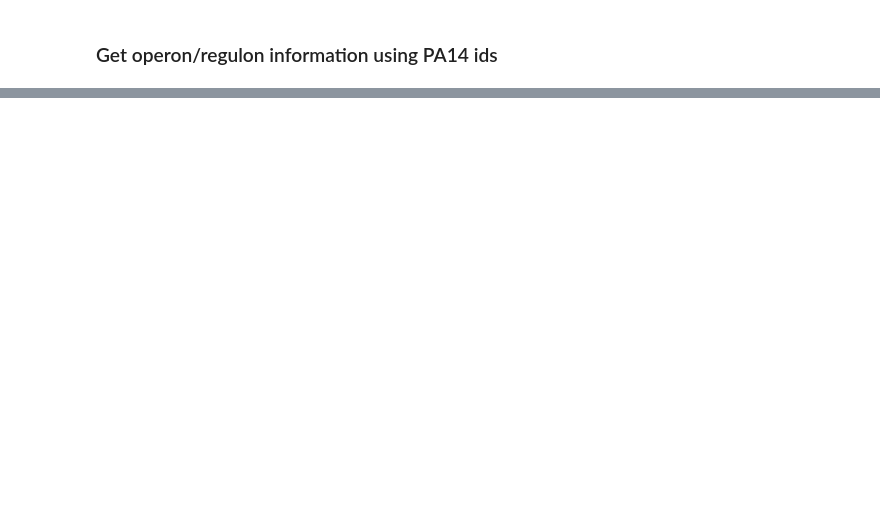
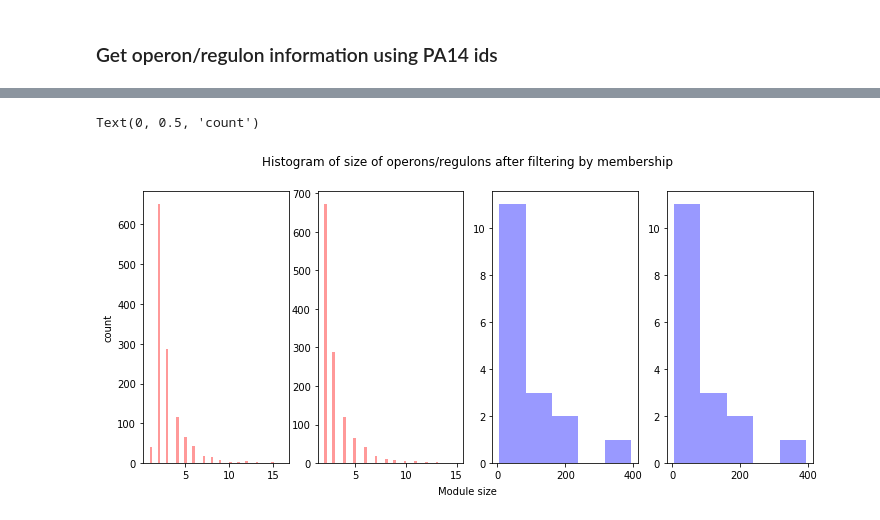
Before and after one commit to greenelab/core-accessory-interactome, a Jupyter notebook: correlation_modules/3_module_validation.ipynb, the cells around one changed output, grey strips where cells are left out. Saved outputs shown, nothing was run; the diff lists cells and outputs as text; code cells hidden in the pictures; blank space fills up the shorter version.

```diff
--- a/correlation_modules/3_module_validation.ipynb
+++ b/correlation_modules/3_module_validation.ipynb
@@ -259,4 +306,3 @@ pao1_regulon["Genes_processed"] = pao1_regulon["Genes"].apply(
 # %%
 # Update length based on filtered gene list ("Genes_processed" column)
-pao1_operon["Length_processed"] = pao1_operon["Genes_processed"].str.len()
-pao1_regulon["Length_processed"] = pao1_regulon["Genes_processed"].str.len()
+pao1_regulon["size"] = pao1_regulon["Genes_processed"].str.len()
@@ -329,7 +371,6 @@ pa14_regulon["Genes_processed"] = pa14_regulon["Genes_processed"].apply(
 )
 # %%
 # Update length based on filtered gene list ("Genes_processed" column)
-pa14_operon["Length_processed"] = pa14_operon["Genes_processed"].str.len()
-pa14_regulon["Length_processed"] = pa14_regulon["Genes_processed"].str.len()
+pa14_regulon["size"] = pa14_regulon["Genes_processed"].str.len()
 # %%
 # If genes didn't map then drop operon/regulon
@@ -351,16 +388,4 @@ print(pa14_regulon.shape)
 # %%
 # If number genes in operon are 1 then remove
 # Drop operons and regulons that have 0 genes due to no module filtering
-pa14_operon = pa14_operon.drop(pa14_operon.query("Length_processed<=1").index)
-pa14_regulon = pa14_regulon.drop(pa14_regulon.query("Length_processed<=1").index)
-
-print(pa14_operon.shape)
-print(pa14_regulon.shape)
+pa14_regulon = pa14_regulon.drop(pa14_regulon.query("size<=1").index)
-# %%
-# For each regulon/operon, select a random set of genes that are the same size at the regulon/operon
-pa14_operon["Random_Genes"] = pa14_operon["Length_processed"].apply(
-    lambda num_genes: pa14_membership.sample(num_genes).index.values
-)
-pa14_regulon["Random_Genes"] = pa14_regulon["Length_processed"].apply(
-    lambda num_genes: pa14_membership.sample(num_genes).index.values
-)
@@ -371 +404,49 @@ pa14_operon.head()
+# %%
+# Quick look at distribution of size of regulons and operons
+fig, axes = plt.subplots(ncols=4, nrows=1, figsize=(12, 5))
+
+sns.distplot(
+    pao1_operon_len,
+    label="PAO1 operon size",
+    color="red",
+    kde=False,
+    ax=axes[0],
+)
+
+sns.distplot(
+    pa14_operon_len,
+    label="PA14 operon size",
+    color="red",
+    kde=False,
+    ax=axes[1],
+)
+
+sns.distplot(
+    pao1_regulon["size"],
+    label="PAO1 regulon size",
+    color="blue",
+    kde=False,
+    ax=axes[2],
+)
+
+sns.distplot(
+    pa14_regulon["size"],
+    label="PA14 regulon size",
+    color="blue",
+    kde=False,
+    ax=axes[3],
+)
+
+fig.suptitle(
+    "Histogram of size of operons/regulons after filtering by membership",
+    fontsize=12,
+)
+axes[2].set_xlabel("")
+axes[3].set_xlabel("")
+
+fig.text(0.5, 0.04, "Module size", ha="center")
+axes[0].set_ylabel("count")
+# %% [output]
+Text(0, 0.5, 'count')
+[figure, added]
 # %% [markdown]
```
Also changed, not shown: parts of 58 cells of this notebook, 1 other file.
